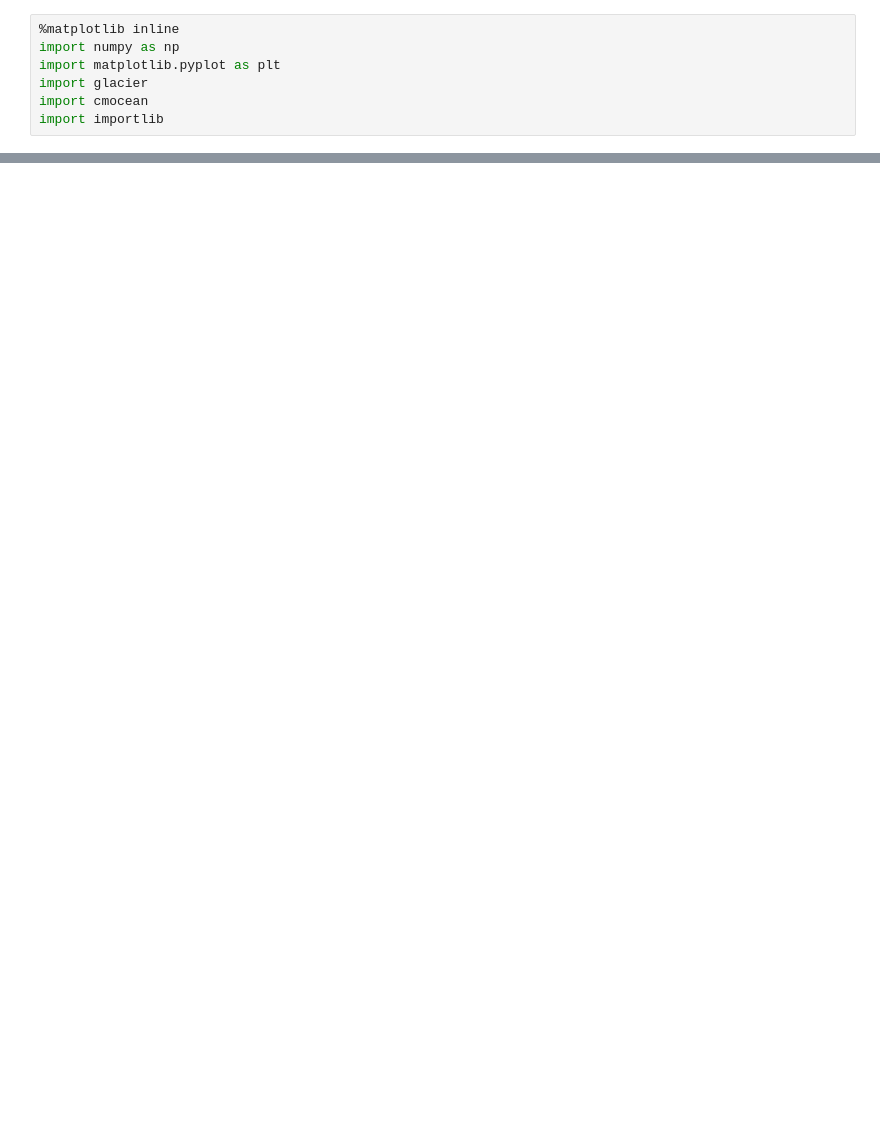
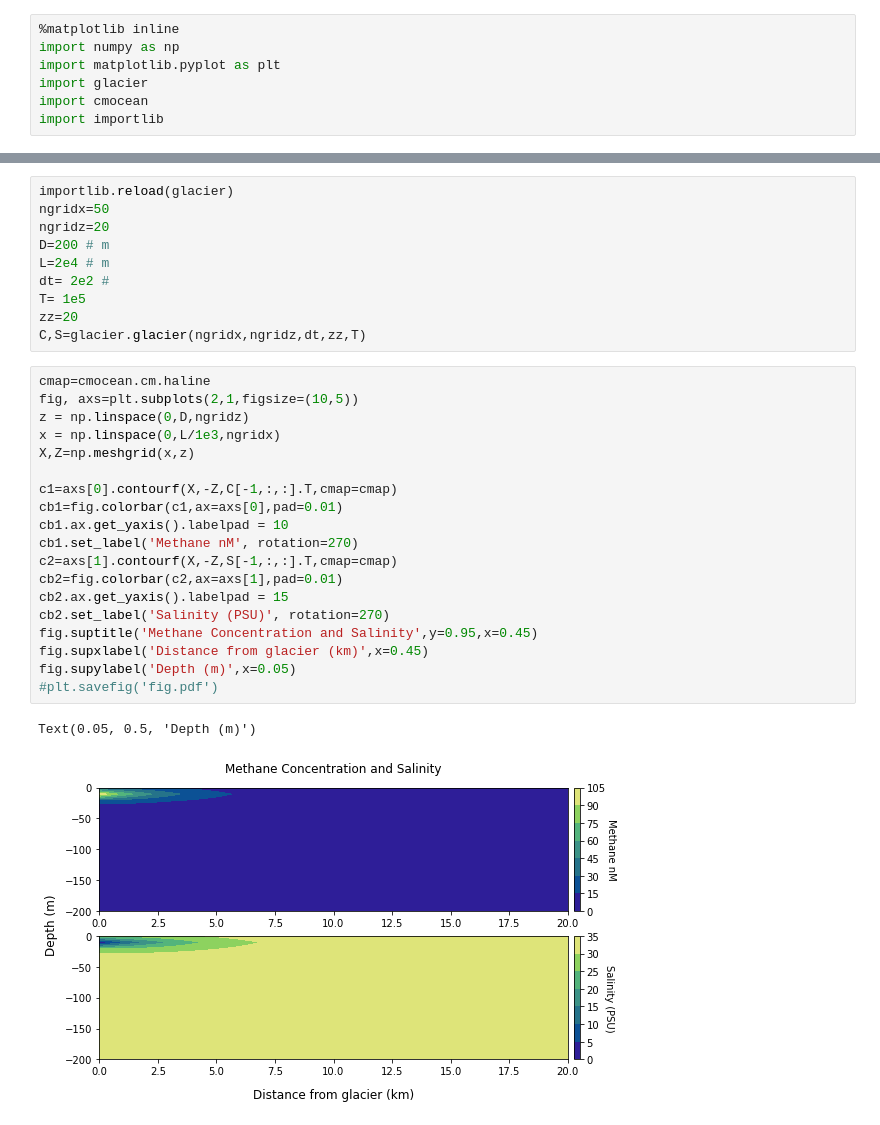
Before and after one commit to krobinson99/EOSC511Project, a Jupyter notebook: DiffusionModel.ipynb, the cells around one changed output, grey strips where cells are left out. Saved outputs shown, nothing was run; the diff lists cells and outputs as text; blank space fills up the shorter version.

```diff
--- a/DiffusionModel.ipynb
+++ b/DiffusionModel.ipynb
@@ -39,0 +40,32 @@ Text(0.05, 0.5, 'Depth (m)')
+# %%
+importlib.reload(glacier)
+ngridx=50
+ngridz=20
+D=200 # m
+L=2e4 # m
+dt= 2e2 #
+T= 1e5
+zz=20
+C,S=glacier.glacier(ngridx,ngridz,dt,zz,T)
+# %%
+cmap=cmocean.cm.haline
+fig, axs=plt.subplots(2,1,figsize=(10,5))
+z = np.linspace(0,D,ngridz)
+x = np.linspace(0,L/1e3,ngridx)
+X,Z=np.meshgrid(x,z)
+
+c1=axs[0].contourf(X,-Z,C[-1,:,:].T,cmap=cmap)
+cb1=fig.colorbar(c1,ax=axs[0],pad=0.01)
+cb1.ax.get_yaxis().labelpad = 10
+cb1.set_label('Methane nM', rotation=270)
+c2=axs[1].contourf(X,-Z,S[-1,:,:].T,cmap=cmap)
+cb2=fig.colorbar(c2,ax=axs[1],pad=0.01)
+cb2.ax.get_yaxis().labelpad = 15
+cb2.set_label('Salinity (PSU)', rotation=270)
+fig.suptitle('Methane Concentration and Salinity',y=0.95,x=0.45)
+fig.supxlabel('Distance from glacier (km)',x=0.45)
+fig.supylabel('Depth (m)',x=0.05)
+#plt.savefig('fig.pdf')
+# %% [output]
+Text(0.05, 0.5, 'Depth (m)')
+[figure, added]
```
Also changed, not shown: parts of 2 cells of this notebook, 1 other file.
